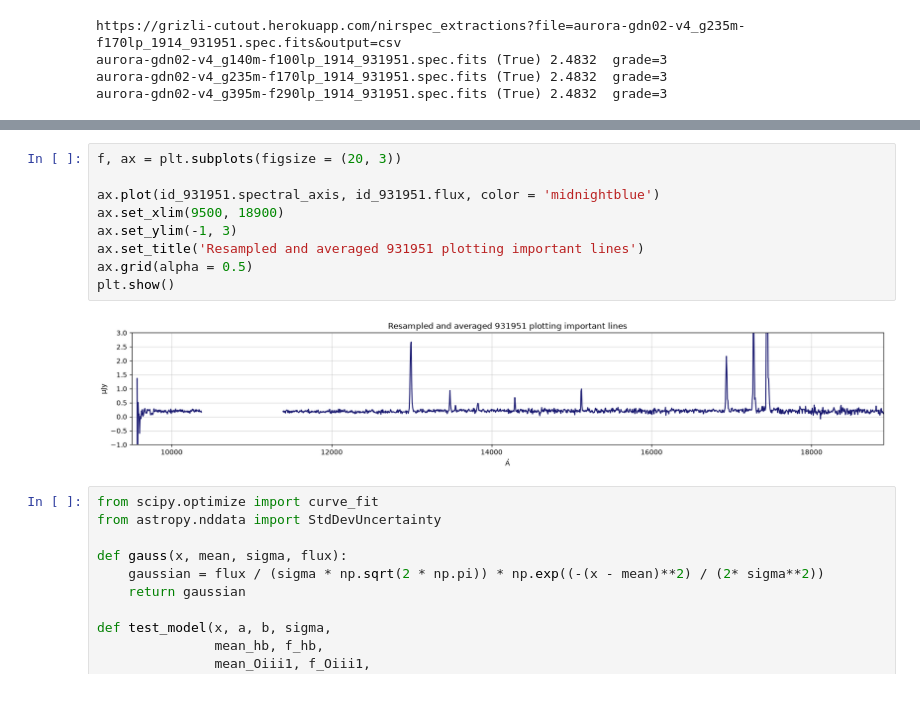
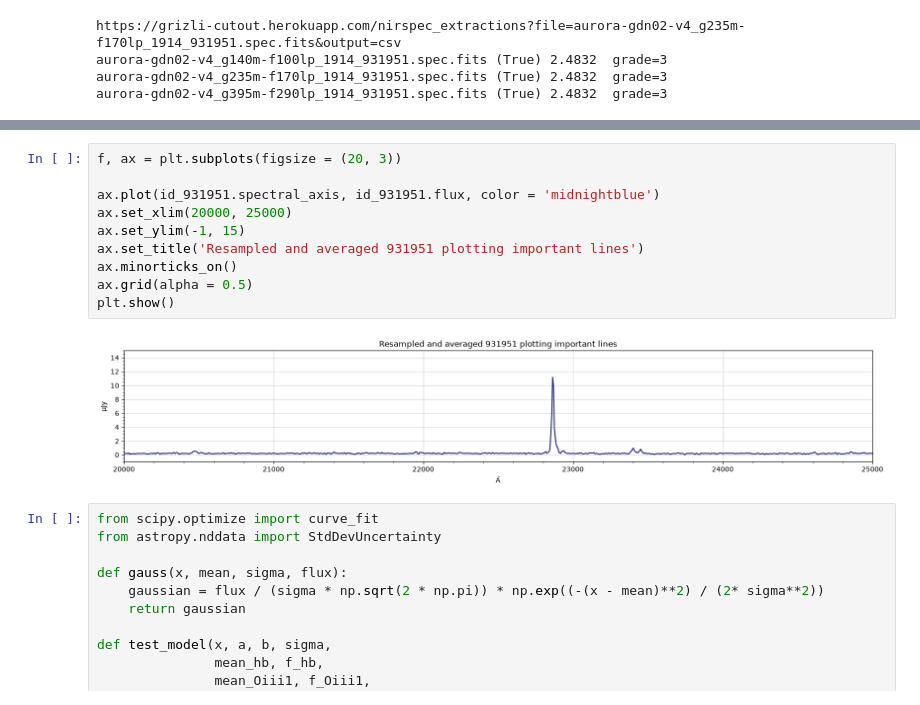
Before and after one commit to CrushinAngel/Astronomical_Investigation_Project, a Jupyter notebook: notebooks/initial_fitting.ipynb, the cells around one changed output, grey strips where cells are left out. Drawn from its saved outputs; the diff is of its cells as text.

```diff
--- a/notebooks/initial_fitting.ipynb
+++ b/notebooks/initial_fitting.ipynb
@@ -135,14 +134,15 @@ uJy
 # %%
 f, ax = plt.subplots(figsize = (20, 3))
 
 ax.plot(id_931951.spectral_axis, id_931951.flux, color = 'midnightblue')
-ax.set_xlim(9500, 18900)
-ax.set_ylim(-1, 3)
+ax.set_xlim(20000, 25000)
+ax.set_ylim(-1, 15)
 ax.set_title('Resampled and averaged 931951 plotting important lines')
+ax.minorticks_on()
 ax.grid(alpha = 0.5)
 plt.show()
 # %% [output]
-[figure, old version]
+[figure, new version]
 # %%
 from scipy.optimize import curve_fit
 from astropy.nddata import StdDevUncertainty
```
Also changed, not shown: parts of 5 cells of this notebook, 3 other files.
